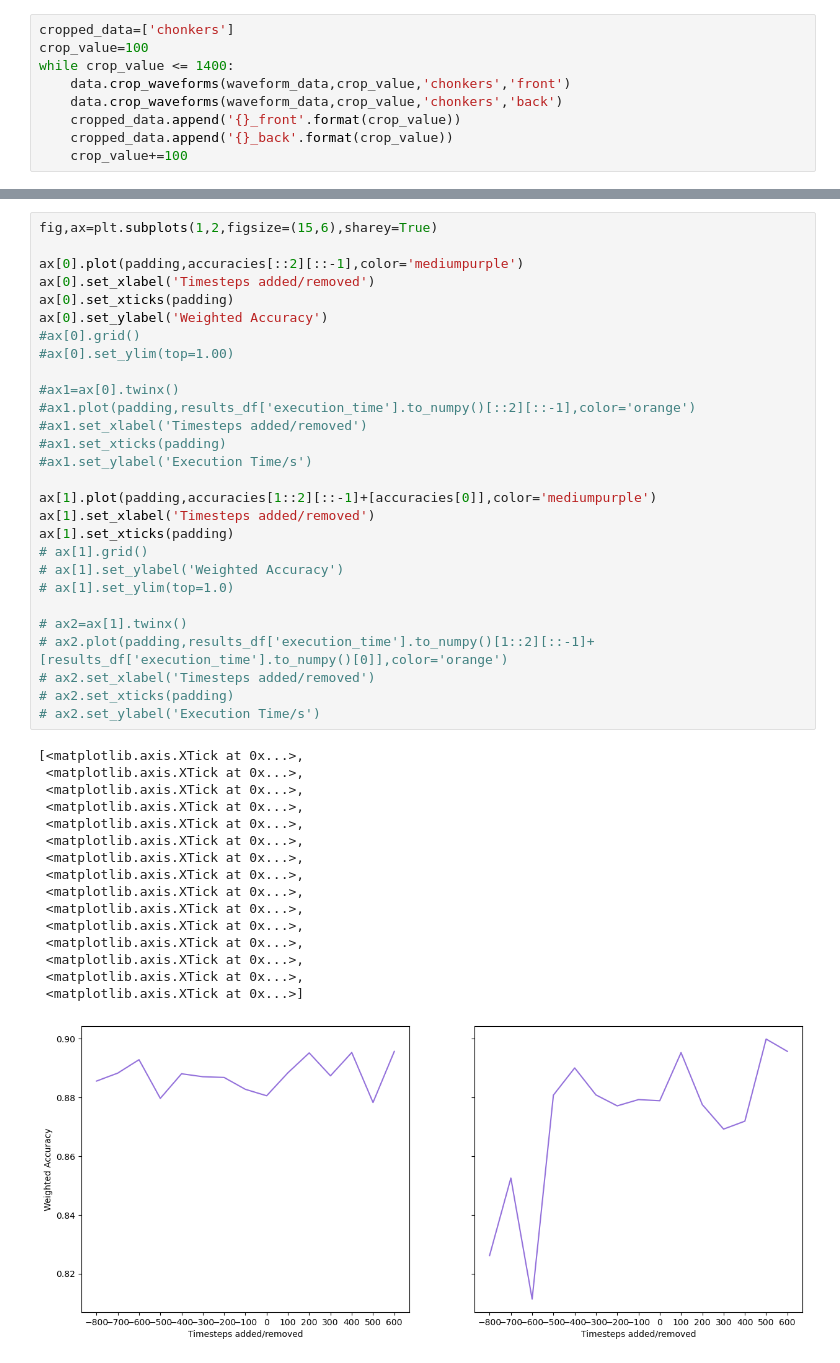
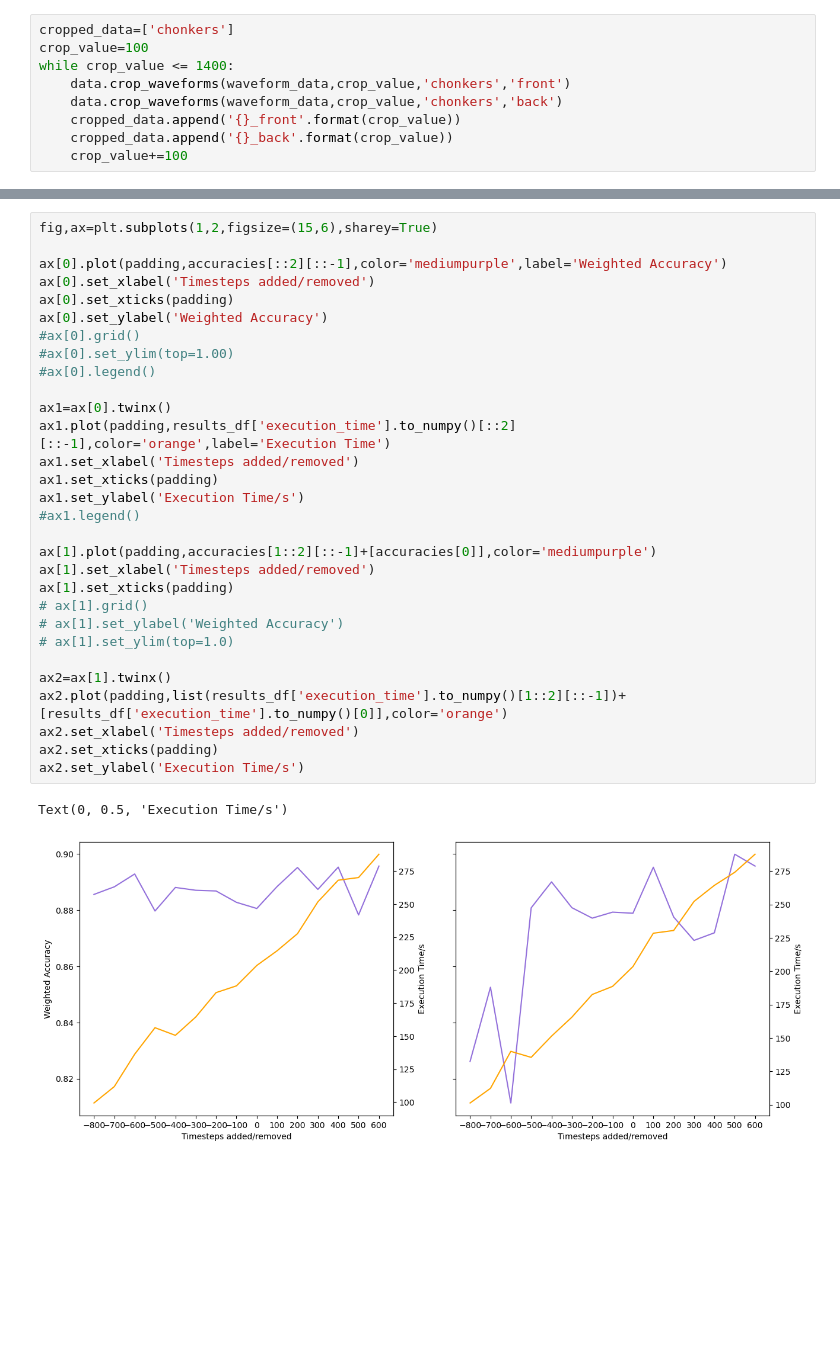
Before and after one commit to ruadhrimcdougall/DarkMatterML, a Jupyter notebook: CNN Analysis/03_cropping_testing.ipynb, the cells around one changed output, grey strips where cells are left out. Cells and saved outputs as stored; diff of their text form; blank space fills up the shorter version.

```diff
--- a/CNN Analysis/03_cropping_testing.ipynb
+++ b/CNN Analysis/03_cropping_testing.ipynb
@@ -104,45 +108,33 @@ array([287.697469  , 274.16435623, 270.0587337 , 264.36277199,
 # %%
 fig,ax=plt.subplots(1,2,figsize=(15,6),sharey=True)
 
-ax[0].plot(padding,accuracies[::2][::-1],color='mediumpurple')
+ax[0].plot(padding,accuracies[::2][::-1],color='mediumpurple',label='Weighted Accuracy')
 ax[0].set_xlabel('Timesteps added/removed')
 ax[0].set_xticks(padding)
 ax[0].set_ylabel('Weighted Accuracy')
 #ax[0].grid()
 #ax[0].set_ylim(top=1.00)
+#ax[0].legend()
 
-#ax1=ax[0].twinx()
-#ax1.plot(padding,results_df['execution_time'].to_numpy()[::2][::-1],color='orange')
-#ax1.set_xlabel('Timesteps added/removed')
-#ax1.set_xticks(padding)
-#ax1.set_ylabel('Execution Time/s')
+ax1=ax[0].twinx()
+ax1.plot(padding,results_df['execution_time'].to_numpy()[::2][::-1],color='orange',label='Execution Time')
+ax1.set_xlabel('Timesteps added/removed')
+ax1.set_xticks(padding)
+ax1.set_ylabel('Execution Time/s')
+#ax1.legend()
 
 ax[1].plot(padding,accuracies[1::2][::-1]+[accuracies[0]],color='mediumpurple')
 ax[1].set_xlabel('Timesteps added/removed')
 ax[1].set_xticks(padding)
 # ax[1].grid()
 # ax[1].set_ylabel('Weighted Accuracy')
 # ax[1].set_ylim(top=1.0)
 
-# ax2=ax[1].twinx()
-# ax2.plot(padding,results_df['execution_time'].to_numpy()[1::2][::-1]+[results_df['execution_time'].to_numpy()[0]],color='orange')
-# ax2.set_xlabel('Timesteps added/removed')
-# ax2.set_xticks(padding)
-# ax2.set_ylabel('Execution Time/s')
+ax2=ax[1].twinx()
+ax2.plot(padding,list(results_df['execution_time'].to_numpy()[1::2][::-1])+[results_df['execution_time'].to_numpy()[0]],color='orange')
+ax2.set_xlabel('Timesteps added/removed')
+ax2.set_xticks(padding)
+ax2.set_ylabel('Execution Time/s')
 # %% [output]
-[<matplotlib.axis.XTick at 0x...>,
- <matplotlib.axis.XTick at 0x...>,
- <matplotlib.axis.XTick at 0x...>,
- <matplotlib.axis.XTick at 0x...>,
- <matplotlib.axis.XTick at 0x...>,
- <matplotlib.axis.XTick at 0x...>,
- <matplotlib.axis.XTick at 0x...>,
- <matplotlib.axis.XTick at 0x...>,
- <matplotlib.axis.XTick at 0x...>,
- <matplotlib.axis.XTick at 0x...>,
- <matplotlib.axis.XTick at 0x...>,
- <matplotlib.axis.XTick at 0x...>,
- <matplotlib.axis.XTick at 0x...>,
- <matplotlib.axis.XTick at 0x...>,
- <matplotlib.axis.XTick at 0x...>]
+Text(0, 0.5, 'Execution Time/s')
-[figure, old version]
+[figure, new version]
```
Also changed, not shown: parts of 23 cells of this notebook.
